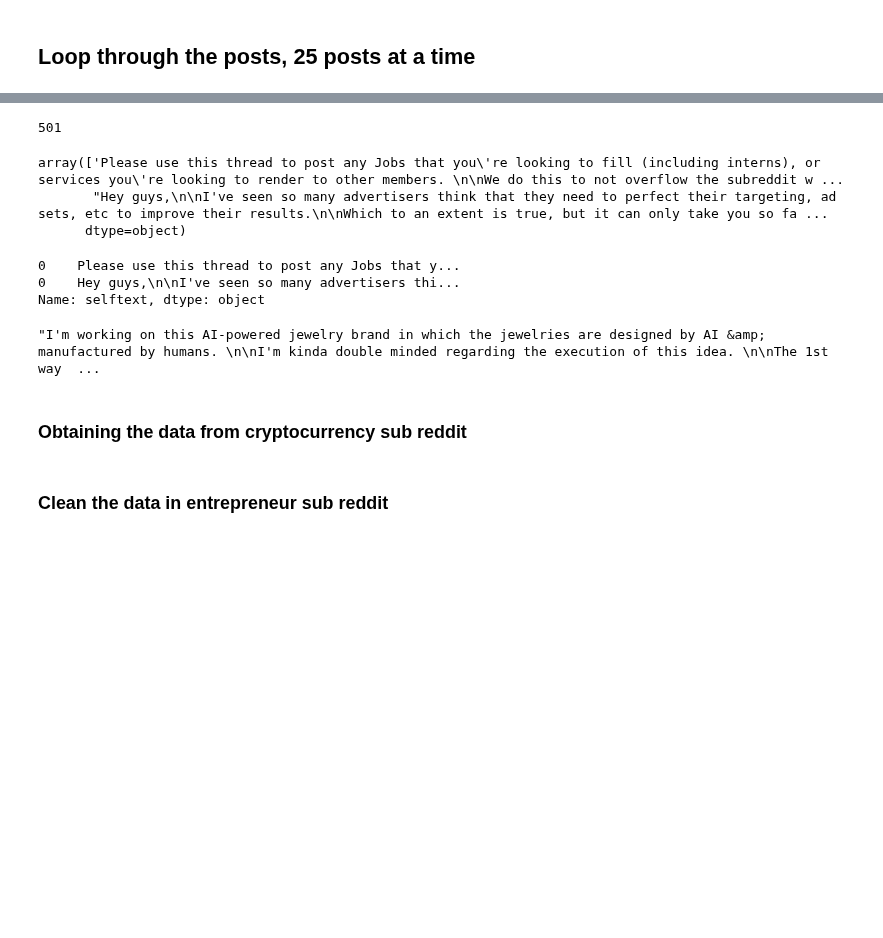
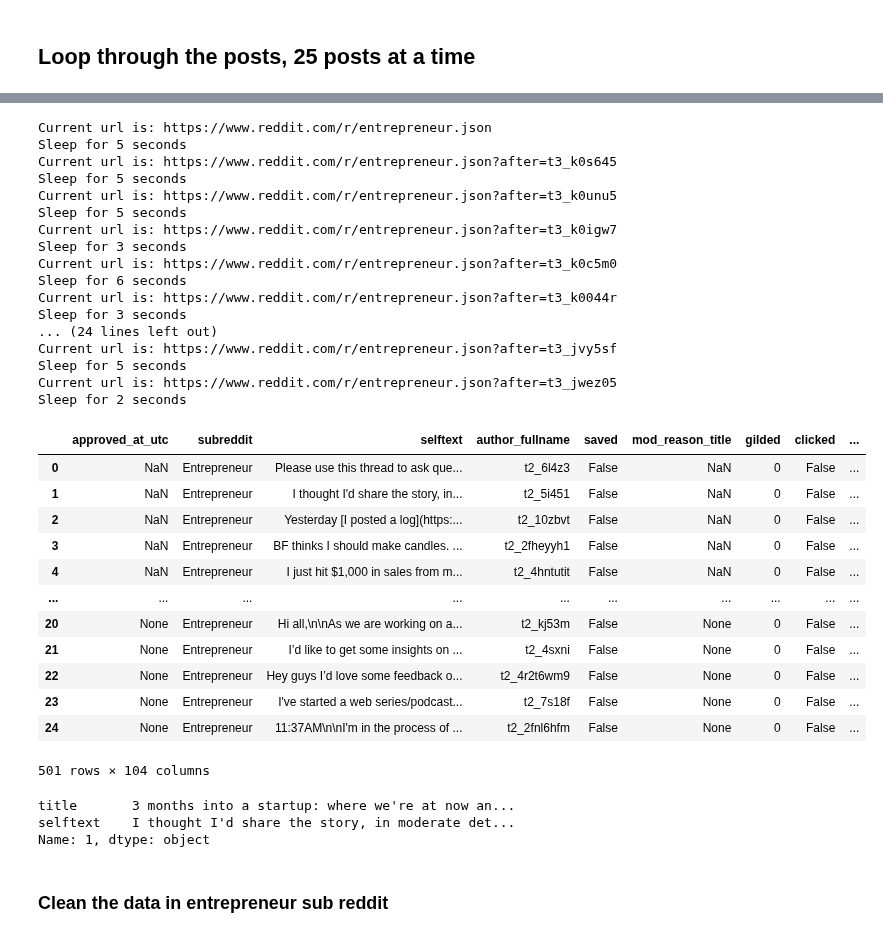
Before and after one commit to kumereshN/dsiprojects, a Jupyter notebook: project_3/Web_APIs_Classification_Data_Cleaning_EDA.ipynb, the cells around one changed output, grey strips where cells are left out. Saved outputs shown, nothing was run; the diff lists cells and outputs as text; code cells hidden in the pictures; blank space fills up the shorter version.

```diff
--- a/project_3/Web_APIs_Classification_Data_Cleaning_EDA.ipynb
+++ b/project_3/Web_APIs_Classification_Data_Cleaning_EDA.ipynb
@@ -36,7 +38,3 @@ plt.style.use('ggplot')
 # Data importing and Cleaning
 # %% [markdown]
 ## Obtaining the data from entrepreneur sub reddit
-# %%
-url = 'https://www.reddit.com/r/entrepreneur.json'
-# %%
-res = requests.get(url, headers={'User-agent': 'Entre 1.0'}) # Can change the values
@@ -114,2 +40,0 @@ entre_reddit_dict['data']['children'][0]['data']['subreddit']
-# %%
-posts = [p['data'] for p in entre_reddit_dict['data']['children']]
@@ -217,4 +86,34 @@ new_df
-# %%
-len(new_df)
-# %% [output]
-501
+# %%
+# Scrap the entrepreneur subreddit posts
+get_reddit_post('https://www.reddit.com/r/entrepreneur.json',20)
+# %% [output]
+Current url is: https://www.reddit.com/r/entrepreneur.json
+Sleep for 5 seconds
+Current url is: https://www.reddit.com/r/entrepreneur.json?after=t3_k0s645
+Sleep for 5 seconds
+Current url is: https://www.reddit.com/r/entrepreneur.json?after=t3_k0unu5
+Sleep for 5 seconds
+Current url is: https://www.reddit.com/r/entrepreneur.json?after=t3_k0igw7
+Sleep for 3 seconds
+Current url is: https://www.reddit.com/r/entrepreneur.json?after=t3_k0c5m0
+Sleep for 6 seconds
+Current url is: https://www.reddit.com/r/entrepreneur.json?after=t3_k0044r
+Sleep for 3 seconds
+... (24 lines left out)
+Current url is: https://www.reddit.com/r/entrepreneur.json?after=t3_jvy5sf
+Sleep for 5 seconds
+Current url is: https://www.reddit.com/r/entrepreneur.json?after=t3_jwez05
+Sleep for 2 seconds
+|  | approved_at_utc | subreddit | selftext | author_fullname | saved | mod_reason_title | gilded | clicked | ... |
+| 0 | NaN | Entrepreneur | Please use this thread to ask que... | t2_6l4z3 | False | NaN | 0 | False | ... |
+| 1 | NaN | Entrepreneur | I thought I'd share the story, in... | t2_5i451 | False | NaN | 0 | False | ... |
+| 2 | NaN | Entrepreneur | Yesterday [I posted a log](https:... | t2_10zbvt | False | NaN | 0 | False | ... |
+| 3 | NaN | Entrepreneur | BF thinks I should make candles. ... | t2_2fheyyh1 | False | NaN | 0 | False | ... |
+| 4 | NaN | Entrepreneur | I just hit $1,000 in sales from m... | t2_4hntutit | False | NaN | 0 | False | ... |
+| ... | ... | ... | ... | ... | ... | ... | ... | ... | ... |
+| 20 | None | Entrepreneur | Hi all,\n\nAs we are working on a... | t2_kj53m | False | None | 0 | False | ... |
+| 21 | None | Entrepreneur | I’d like to get some insights on ... | t2_4sxni | False | None | 0 | False | ... |
+| 22 | None | Entrepreneur | Hey guys I’d love some feedback o... | t2_4r2t6wm9 | False | None | 0 | False | ... |
+| 23 | None | Entrepreneur | I've started a web series/podcast... | t2_7s18f | False | None | 0 | False | ... |
+| 24 | None | Entrepreneur | 11:37AM\n\nI'm in the process of ... | t2_2fnl6hfm | False | None | 0 | False | ... |
+501 rows × 104 columns
@@ -221,20 +122,8 @@ len(new_df)
 # %%
-new_df['selftext'].loc[0].values # Gets the text of the first post
+entre_df[['title','selftext']].loc[1] # Gets the title and text of the first post
 # %% [output]
-array(['Please use this thread to post any Jobs that you\'re looking to fill (including interns), or services you\'re looking to render to other members. \n\nWe do this to not overflow the subreddit w ...
-       "Hey guys,\n\nI've seen so many advertisers think that they need to perfect their targeting, ad sets, etc to improve their results.\n\nWhich to an extent is true, but it can only take you so fa ...
-      dtype=object)
+title       3 months into a startup: where we're at now an...
+selftext    I thought I'd share the story, in moderate det...
+Name: 1, dtype: object
-# %%
-new_df[['title','selftext']].loc[0,'selftext']
-# %% [output]
-0    Please use this thread to post any Jobs that y...
-0    Hey guys,\n\nI've seen so many advertisers thi...
-Name: selftext, dtype: object
-# %%
-entre_df['selftext'][10]
-# %% [output]
-"I'm working on this AI-powered jewelry brand in which the jewelries are designed by AI &amp; manufactured by humans. \n\nI'm kinda double minded regarding the execution of this idea. \n\nThe 1st way  ...
-# %% [markdown]
-### Obtaining the data from cryptocurrency sub reddit
 # %% [markdown]
 ### Clean the data in entrepreneur sub reddit
```
Also changed, not shown: parts of 25 cells of this notebook, 5 other files.
